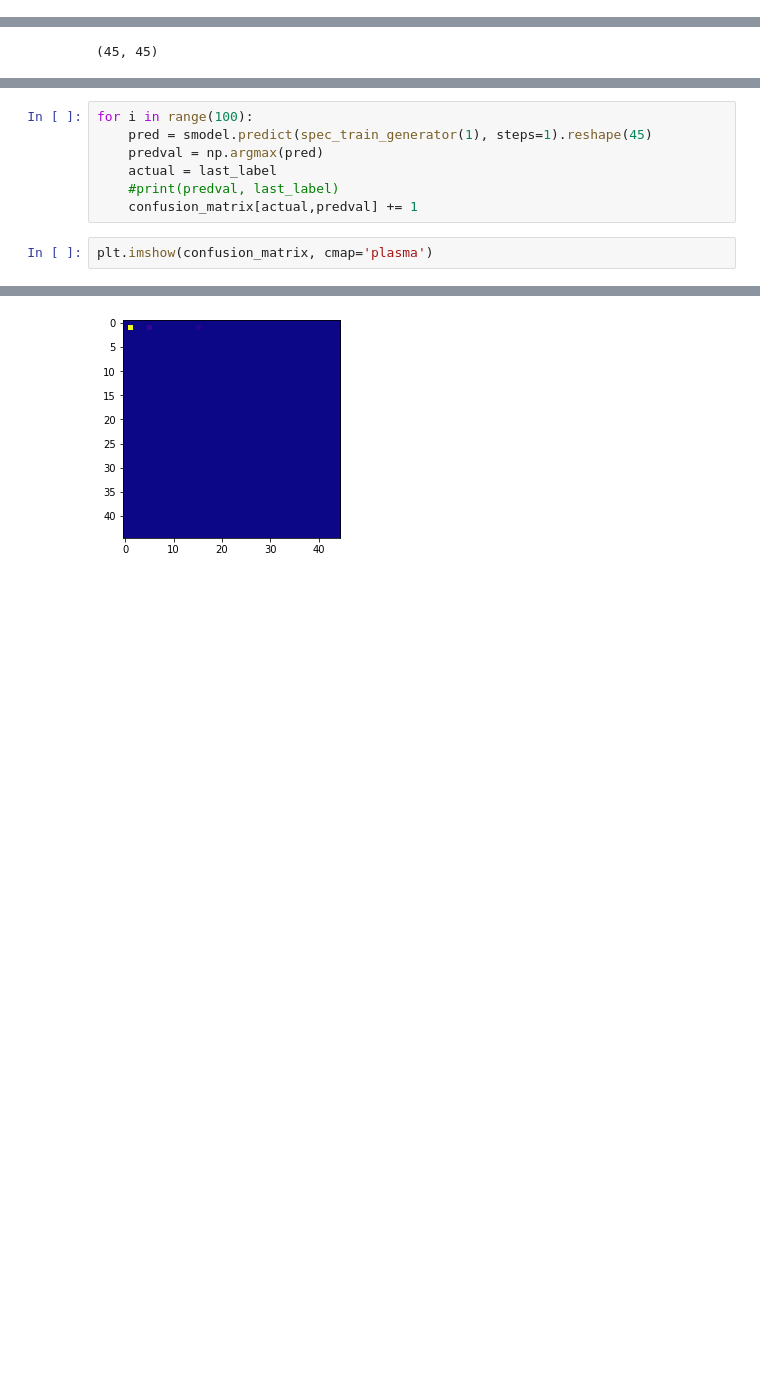
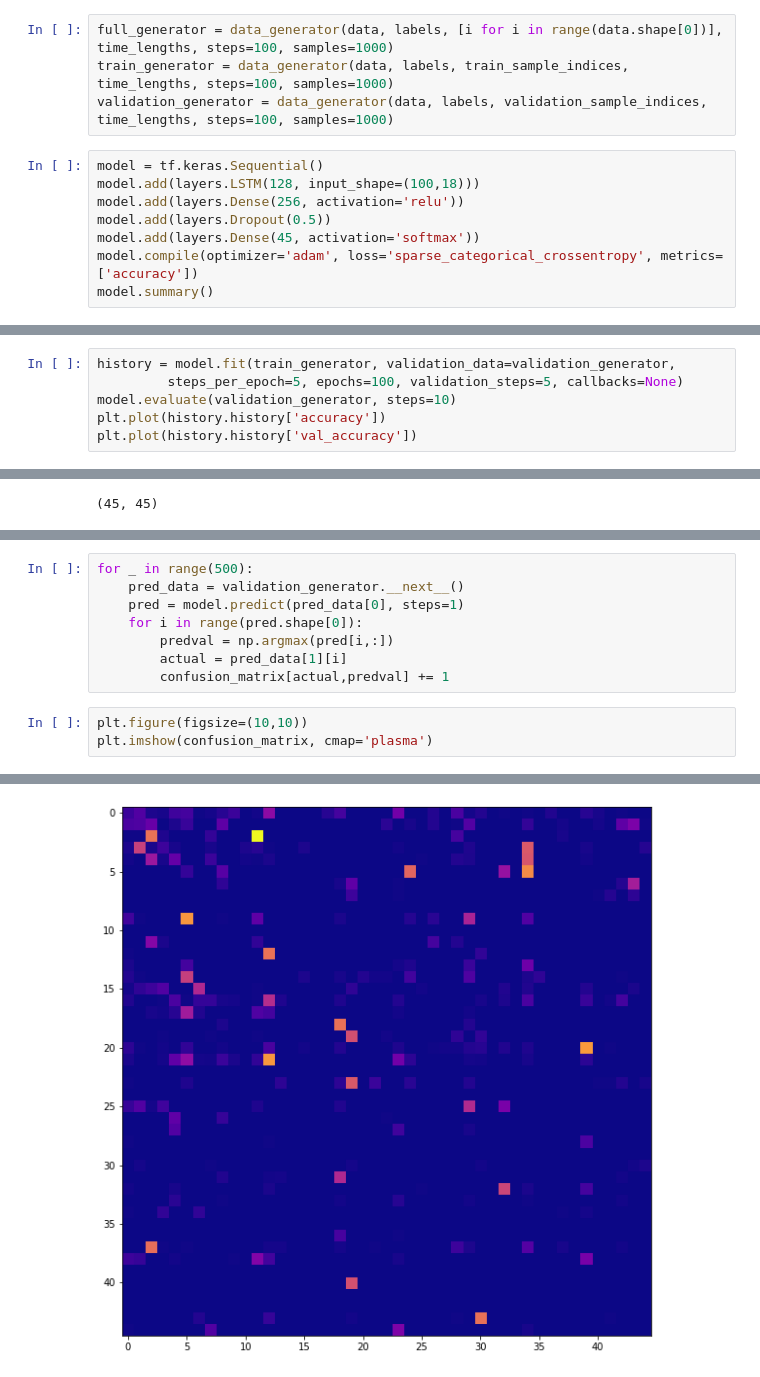
Before and after one commit to SeanScripts/us-bird-songs, a Jupyter notebook: identify_song.ipynb, the cells around one changed output, grey strips where cells are left out. Cells and saved outputs as stored; diff of their text form; blank space fills up the shorter version.

```diff
--- a/identify_song.ipynb
+++ b/identify_song.ipynb
@@ -420,0 +426,12 @@ plt.plot(vallosslist)
+# %%
+full_generator = data_generator(data, labels, [i for i in range(data.shape[0])], time_lengths, steps=100, samples=1000)
+train_generator = data_generator(data, labels, train_sample_indices, time_lengths, steps=100, samples=1000)
+validation_generator = data_generator(data, labels, validation_sample_indices, time_lengths, steps=100, samples=1000)
+# %%
+model = tf.keras.Sequential()
+model.add(layers.LSTM(128, input_shape=(100,18)))
+model.add(layers.Dense(256, activation='relu'))
+model.add(layers.Dropout(0.5))
+model.add(layers.Dense(45, activation='softmax'))
+model.compile(optimizer='adam', loss='sparse_categorical_crossentropy', metrics=['accuracy'])
+model.summary()
@@ -420,0 +457,6 @@ plt.plot(vallosslist)
+# %%
+history = model.fit(train_generator, validation_data=validation_generator,
+         steps_per_epoch=5, epochs=100, validation_steps=5, callbacks=None)
+model.evaluate(validation_generator, steps=10)
+plt.plot(history.history['accuracy'])
+plt.plot(history.history['val_accuracy'])
@@ -427,12 +499,14 @@ print(confusion_matrix.shape)
 # %%
-for i in range(100):
-    pred = smodel.predict(spec_train_generator(1), steps=1).reshape(45)
-    predval = np.argmax(pred)
-    actual = last_label
-    #print(predval, last_label)
-    confusion_matrix[actual,predval] += 1
+for _ in range(500):
+    pred_data = validation_generator.__next__()
+    pred = model.predict(pred_data[0], steps=1)
+    for i in range(pred.shape[0]):
+        predval = np.argmax(pred[i,:])
+        actual = pred_data[1][i]
+        confusion_matrix[actual,predval] += 1
 # %%
+plt.figure(figsize=(10,10))
 plt.imshow(confusion_matrix, cmap='plasma')
 # %% [output]
 <matplotlib.image.AxesImage at 0x...>
-[figure, old version]
+[figure, new version]
```
Also changed, not shown: parts of 24 cells of this notebook.
